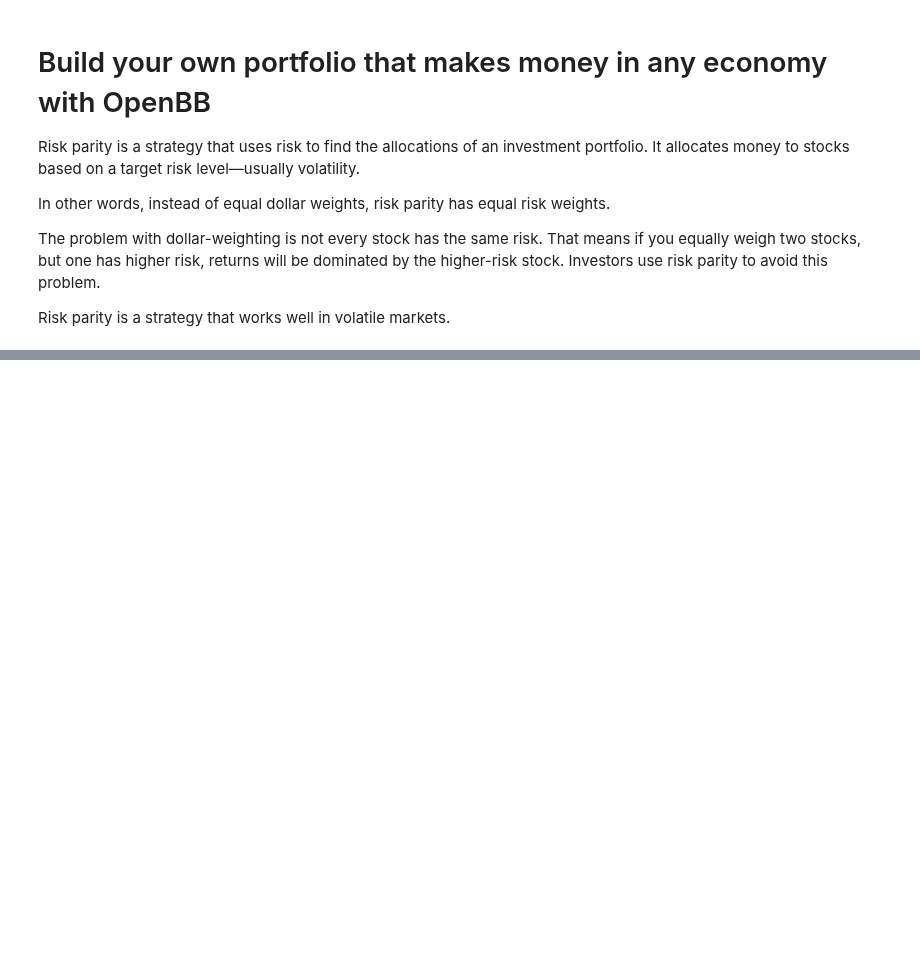
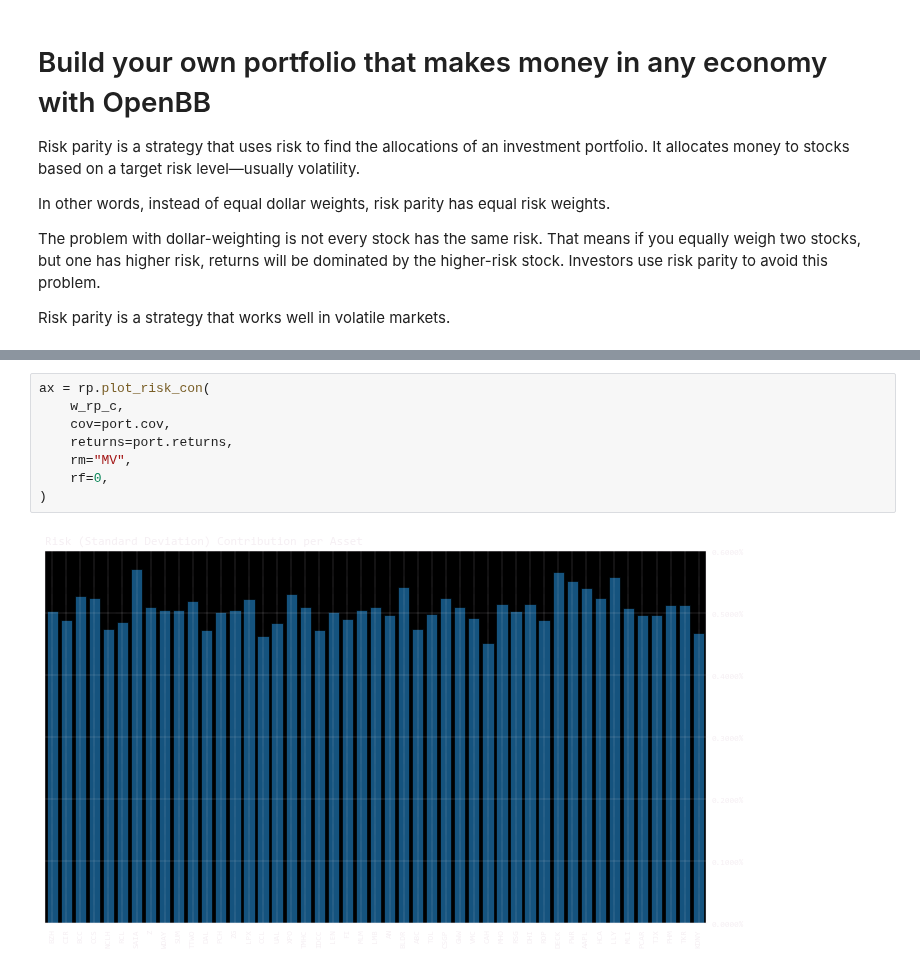
Before and after one commit to baslia/quant_analysis, a Jupyter notebook: portfolio_comp.ipynb, the cells around one changed output, grey strips where cells are left out. Cells and saved outputs as stored; diff of their text form; blank space fills up the shorter version.

```diff
--- a/portfolio_comp.ipynb
+++ b/portfolio_comp.ipynb
@@ -28,0 +59,10 @@ ModuleNotFoundError: No module named 'riskfolio'
+# %%
+ax = rp.plot_risk_con(
+    w_rp_c,
+    cov=port.cov,
+    returns=port.returns,
+    rm="MV",
+    rf=0,
+)
+# %% [output]
+[figure, added]
```
Also changed, not shown: parts of 5 cells of this notebook.
